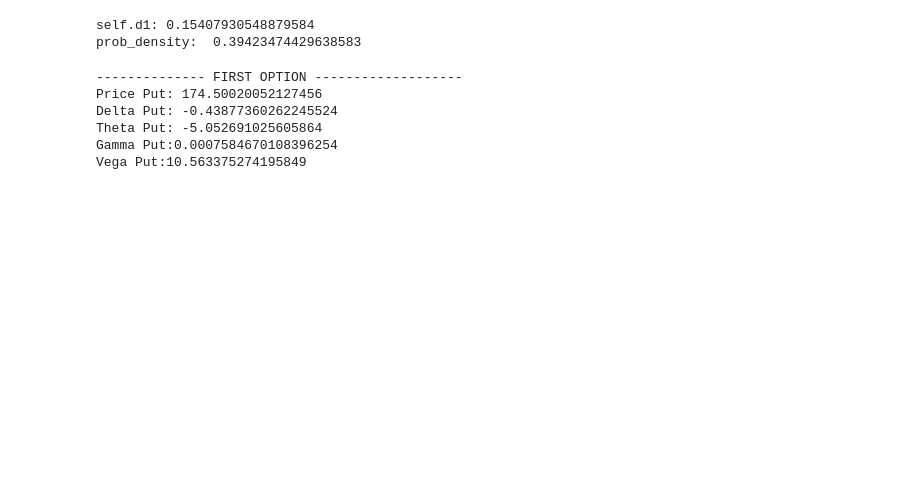
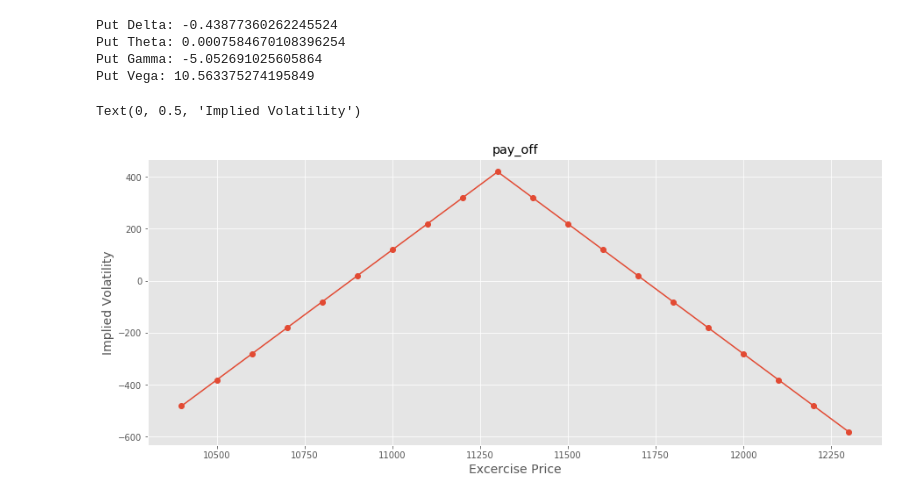
Before and after one commit to A2Zntu/OptionStrategy, a Jupyter notebook: Option_Greeks.ipynb, the cells around one changed output. Saved outputs shown, nothing was run; the diff lists cells and outputs as text; code cells hidden in the pictures; blank space fills up the shorter version.

Commit message:
portfolio greeks

```diff
--- a/Option_Greeks.ipynb
+++ b/Option_Greeks.ipynb
@@ -108,25 +213,42 @@ if __name__ ==  '__main__':
     rf = 0.0
     vol = 0.193986
     div = 0.0
-    right = 'P'
+    right = 'Put'
 
     opt = Option(s=s, k=k, eval_date=eval_date, exp_date=exp_date, rf=rf, vol=vol, right=right,
                  div = div)
-    price, delta, theta, gamma, vega = opt.get_all()
+    greeks = opt.get_greeks()
-# %% [output]
-self.d1: 0.15407930548879584
-prob_density:  0.39423474429638583
-# %%
-print("-------------- FIRST OPTION -------------------")
-print("Price Put: " + str(price))
-print("Delta Put: " + str(delta))
-print("Theta Put: " + str(theta))
-print("Gamma Put:" + str(gamma))
-print("Vega Put:" + str(vega))
-# %% [output]
--------------- FIRST OPTION -------------------
-Price Put: 174.50020052127456
-Delta Put: -0.43877360262245524
-Theta Put: -5.052691025605864
-Gamma Put:0.0007584670108396254
-Vega Put:10.563375274195849
+# %%
+opt.describe_option()
+# %% [output]
+Put Delta: -0.43877360262245524
+Put Theta: 0.0007584670108396254
+Put Gamma: -5.052691025605864
+Put Vega: 10.563375274195849
+# %%
+d_option1 = {'現貨價格': '11386', '到期日': '20200219', '買賣權': 'Call', '履約價': '11300',
+             '今日': '20200130', '部位': '-1', '結算價': '242.5', 'IV': '0.193986'}
+d_option2 = {'現貨價格': '11386', '到期日': '20200219', '買賣權': 'Put', '履約價': '11300',
+             '今日': '20200130', '部位': '-1', '結算價': '176.0', 'IV': '0.193986'}
+
+df_options = pd.DataFrame([d_option1, d_option2])
+opt_strat = Options_strategy(df_options)
+greeks_strat = opt_strat.get_greeks()
+# %%
+pnl = opt_strat.get_payoff()
+s_list = opt_strat.get_slist()
+# %%
+# plot the Implied Volatility
+
+plt.style.use('ggplot')
+plt.figure(figsize=(15,6))
+plt.plot(s_list, pnl,  marker='o')
+#plt.axvline(x = S, linestyle = 'dashed', color = 'black')
+
+title_name = "pay_off"
+plt.title(title_name)
+plt.xlabel('Excercise Price', fontsize=14)
+plt.ylabel('Implied Volatility', fontsize=14)
+# %% [output]
+Text(0, 0.5, 'Implied Volatility')
+[figure, added]
```
Also changed, not shown: parts of 3 cells of this notebook.
